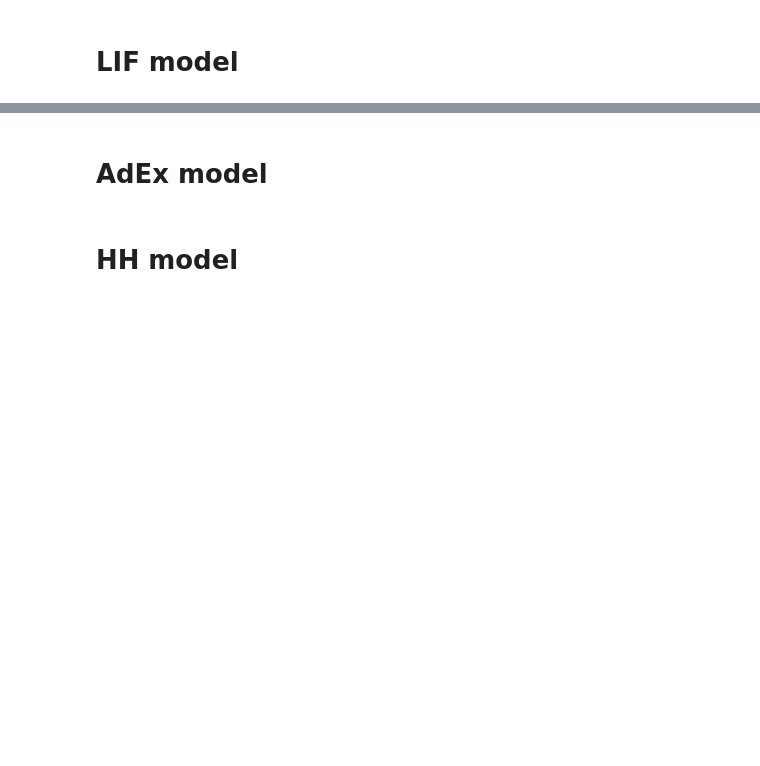
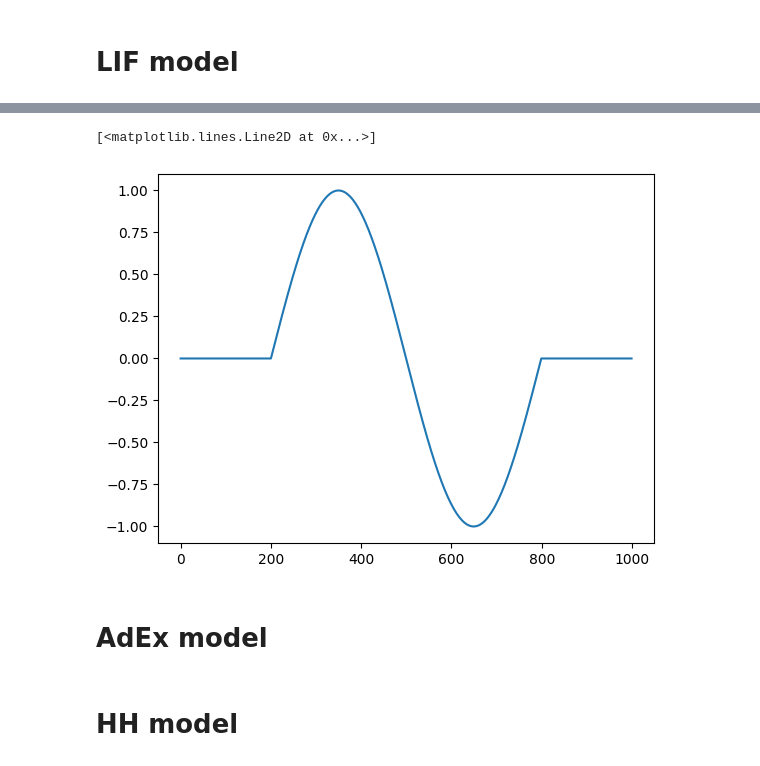
Before and after one commit to Nogarx/Spark, a Jupyter notebook: benchmarks/simulation_fidelity.ipynb, the cells around one changed output, grey strips where cells are left out. Saved outputs shown, nothing was run; the diff lists cells and outputs as text; code cells hidden in the pictures; blank space fills up the shorter version.

Commit message:
SparkConfig improvements + tests

```diff
--- a/benchmarks/simulation_fidelity.ipynb
+++ b/benchmarks/simulation_fidelity.ipynb
@@ -10,5 +10,15 @@ MEMBRANE_RESISTANCE = 10.0
 MEMBRANE_TIME_SCALE = 8.0
 ABSOLUTE_REFRACTORY_PERIOD = 2.0
 INPUT_SPIKE_TIMES = [10, 20, 30, 32, 34, 36, 38, 55, 60, 62, 69, 84]
+T_MAX = 100.0
 SYNAPSE_STRENGTH = 75.0
+
+import numpy as np
+currents = np.zeros((int(T_MAX/DT)))
+currents[200:800] = np.sin(np.linspace(0, 2*np.pi, 600))
+CURRENTS = currents
+
+import brian2 as b2
+from _spark import simulate_LIF_model_spark
+from _brian2 import simulate_LIF_model_brian_spike, simulate_LIF_model_brian_current
 # %%
@@ -57,0 +84,17 @@ single_neuron_plots(
+# %%
+
+b2_times, b2_potentials, b2_spikes = simulate_LIF_model_brian_current(
+	currents = CURRENTS,
+	synapse_strength = SYNAPSE_STRENGTH,
+	t_max = 100.0,
+	dt = DT,
+	v_rest = V_REST * b2.mV,
+	v_reset = V_RESET * b2.mV,
+	firing_threshold = FIRING_THRESHOLD * b2.mV,
+	membrane_resistance = MEMBRANE_RESISTANCE * b2.Mohm,
+	membrane_time_scale = MEMBRANE_TIME_SCALE * b2.ms,
+	abs_refractory_period = ABSOLUTE_REFRACTORY_PERIOD * b2.ms
+)
+# %% [output]
+[<matplotlib.lines.Line2D at 0x...>]
+[figure, added]
```
Also changed, not shown: parts of 3 cells of this notebook, 37 other files.
